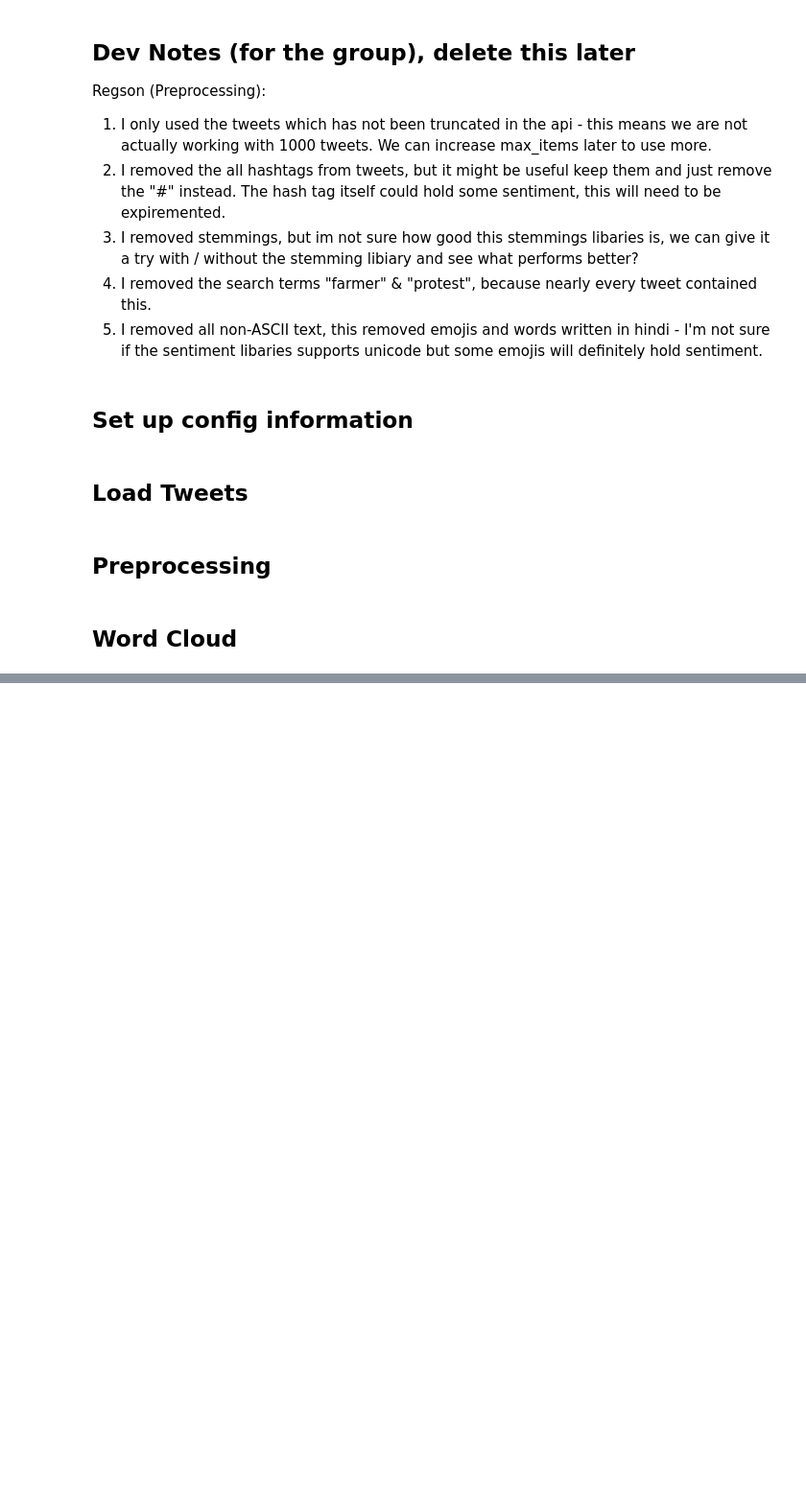
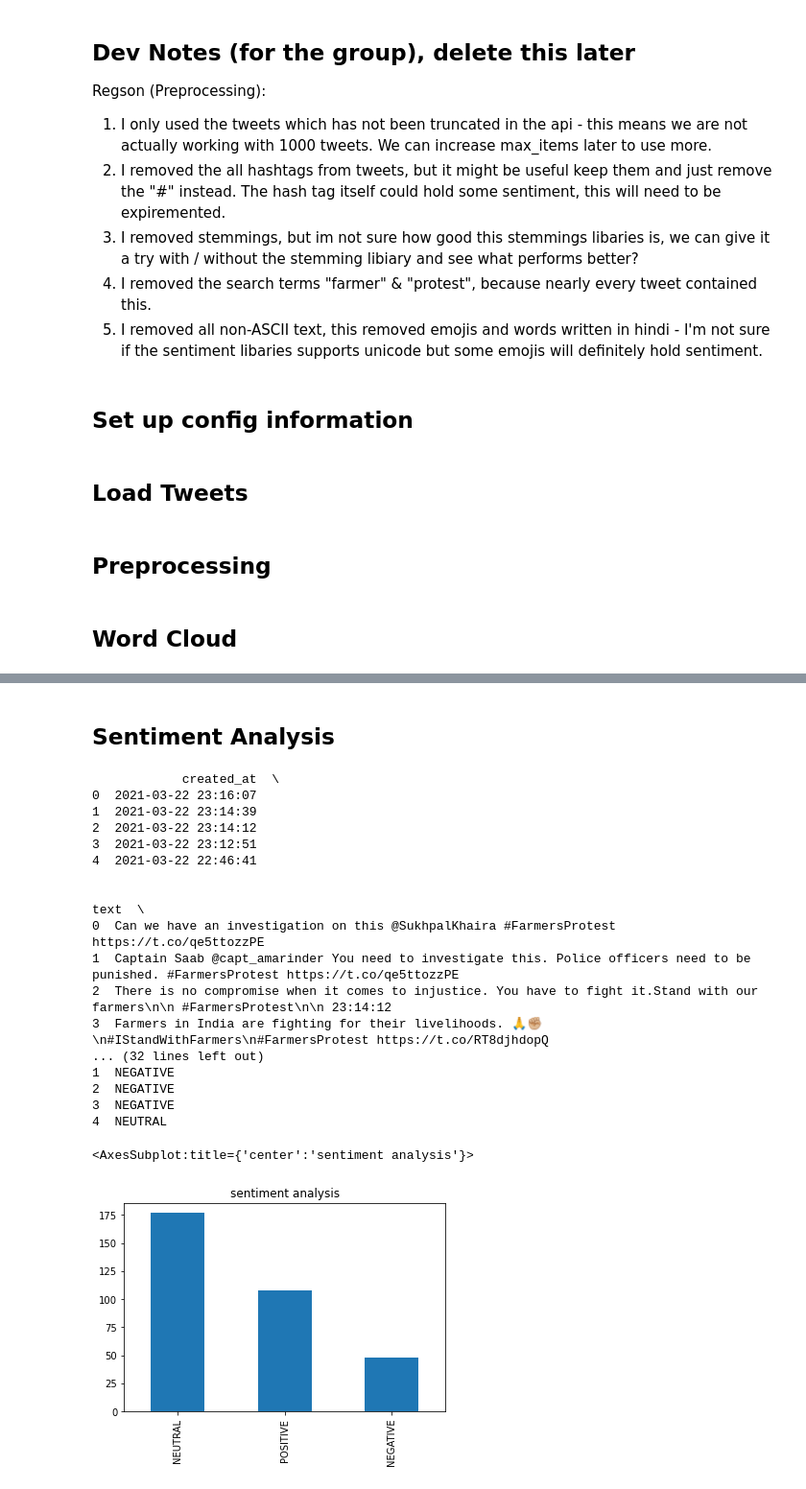
Before and after one commit to RegsonDR/Social-Media-Analytics, a Jupyter notebook: src/main.ipynb, the cells around one changed output, grey strips where cells are left out. Shown at 96% size. Cells and saved outputs as stored; diff of their text form; code cells hidden in the pictures; blank space fills up the shorter version.

Commit message:
feat: sentiment analysis

```diff
--- a/src/main.ipynb
+++ b/src/main.ipynb
@@ -168,3 +175,40 @@ wordcloud.to_image()
 # %%
 # tweets_df['text_processed'] is the processed text
 # tweets_df['text'] is the original tweet
+# %% [markdown]
+## Sentiment Analysis
+# %%
+df = pd.read_csv(PREPROCESSED_CSV_NAME, quotechar='"', encoding='utf8')
+
+sid = SentimentIntensityAnalyzer()
+
+df['scores'] = df['text_processed'].apply(lambda text_processed: sid.polarity_scores(text_processed))
+
+df['compound'] = df['scores'].apply(lambda score_dict: score_dict['compound'])
+df['sentiment_type']=''
+df.loc[df.compound>0,'sentiment_type']='POSITIVE'
+df.loc[df.compound==0 ,'sentiment_type']='NEUTRAL'
+df.loc[df.compound<0,'sentiment_type']='NEGATIVE'
+
+print(df.head())
+df.sentiment_type.value_counts().plot(kind='bar',title="sentiment analysis")
+# %% [output]
+            created_at  \
+0  2021-03-22 23:16:07
+1  2021-03-22 23:14:39
+2  2021-03-22 23:14:12
+3  2021-03-22 23:12:51
+4  2021-03-22 22:46:41
+
+                                                                                                                                      text  \
+0  Can we have an investigation on this @SukhpalKhaira #FarmersProtest https://t.co/qe5ttozzPE
+1  Captain Saab @capt_amarinder You need to investigate this. Police officers need to be punished. #FarmersProtest https://t.co/qe5ttozzPE
+2  There is no compromise when it comes to injustice. You have to fight it.Stand with our farmers\n\n #FarmersProtest\n\n 23:14:12
+3  Farmers in India are fighting for their livelihoods. 🙏✊🏼\n#IStandWithFarmers\n#FarmersProtest https://t.co/RT8djhdopQ
+... (32 lines left out)
+1  NEGATIVE
+2  NEGATIVE
+3  NEGATIVE
+4  NEUTRAL
+<AxesSubplot:title={'center':'sentiment analysis'}>
+[figure, added]
```
Also changed, not shown: parts of 2 cells of this notebook.
